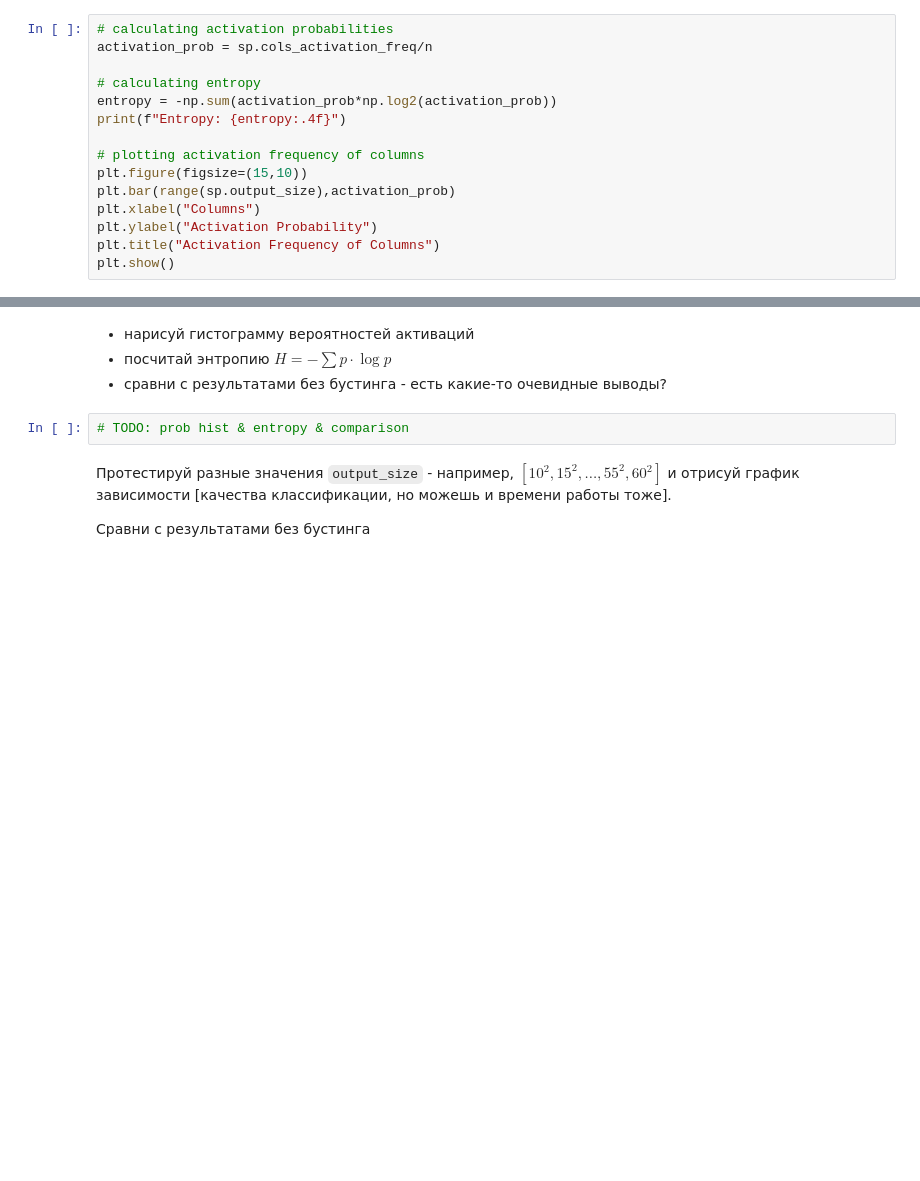
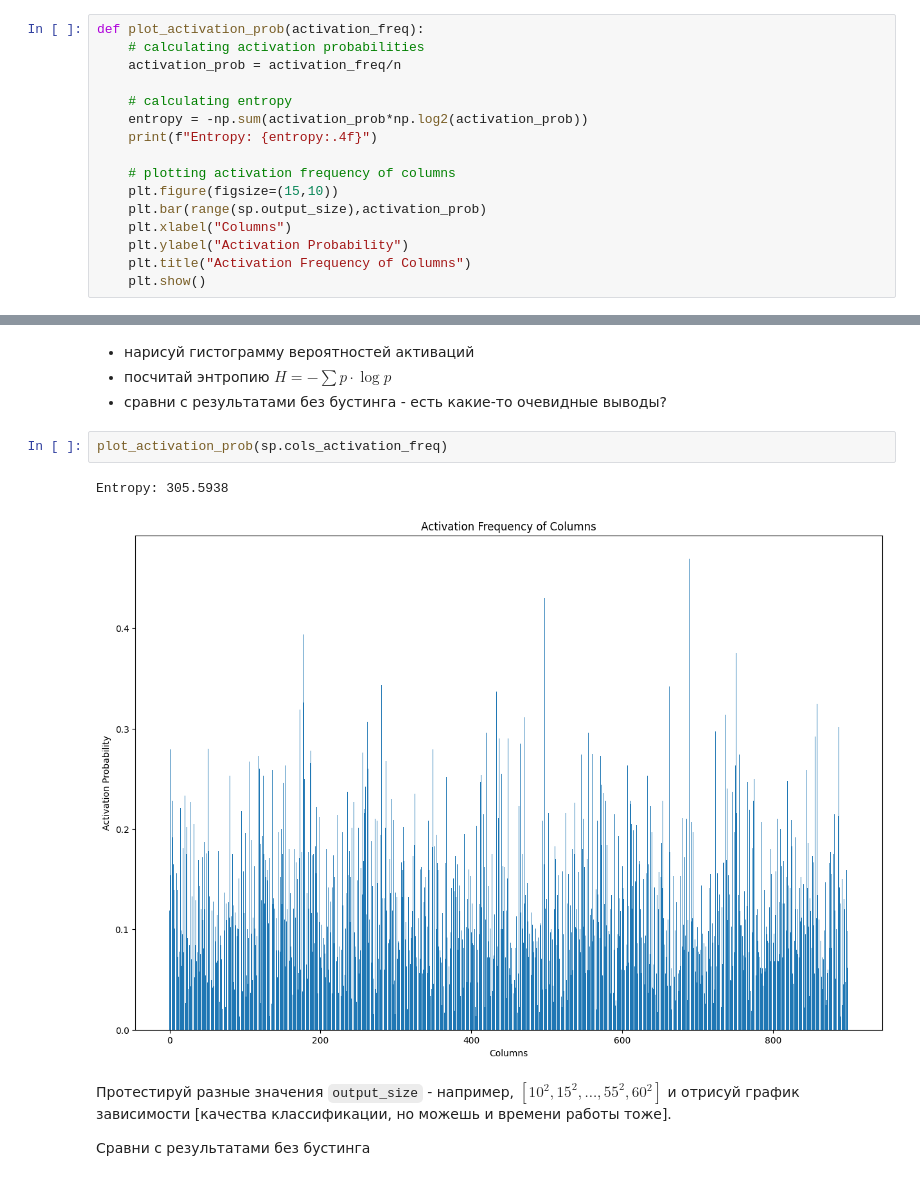
Before and after one commit to 5a7man/cds_internship_tasks_sp, a Jupyter notebook: sp.ipynb, the cells around one changed output, grey strips where cells are left out. Drawn from its saved outputs; the diff is of its cells as text; blank space fills up the shorter version.

Commit message:
brushed up activation frequency and entropy computation

```diff
--- a/sp.ipynb
+++ b/sp.ipynb
@@ -349,17 +349,18 @@ Wall time: 27.7 s
 - нарисуй гистограмму частоты активаций (с нормализацией, чтобы по оси Y были вероятности активации, а не их число)
 - посчитай энтропию $H = -\sum p \cdot \log p$
 # %%
-# calculating activation probabilities
-activation_prob = sp.cols_activation_freq/n
+def plot_activation_prob(activation_freq):
+    # calculating activation probabilities
+    activation_prob = activation_freq/n
 
-# calculating entropy
-entropy = -np.sum(activation_prob*np.log2(activation_prob))
-print(f"Entropy: {entropy:.4f}")
+    # calculating entropy
+    entropy = -np.sum(activation_prob*np.log2(activation_prob))
+    print(f"Entropy: {entropy:.4f}")
 
-# plotting activation frequency of columns
-plt.figure(figsize=(15,10))
-plt.bar(range(sp.output_size),activation_prob)
-plt.xlabel("Columns")
-plt.ylabel("Activation Probability")
-plt.title("Activation Frequency of Columns")
-plt.show()
+    # plotting activation frequency of columns
+    plt.figure(figsize=(15,10))
+    plt.bar(range(sp.output_size),activation_prob)
+    plt.xlabel("Columns")
+    plt.ylabel("Activation Probability")
+    plt.title("Activation Frequency of Columns")
+    plt.show()
@@ -532,8 +535,11 @@ Wall time: 1min 4s
 - нарисуй гистограмму вероятностей активаций
 - посчитай энтропию $H = -\sum p \cdot \log p$
 - сравни с результатами без бустинга - есть какие-то очевидные выводы?
-# %%
-# TODO: prob hist & entropy & comparison
+# %%
+plot_activation_prob(sp.cols_activation_freq)
+# %% [output]
+Entropy: 305.5938
+[figure, added]
 # %% [markdown]
 Протестируй разные значения `output_size` - например, $[10^2, 15^2,..., 55^2, 60^2]$ и отрисуй график зависимости [качества классификации, но можешь и времени работы тоже].
 
```
Also changed, not shown: parts of 5 cells of this notebook.
